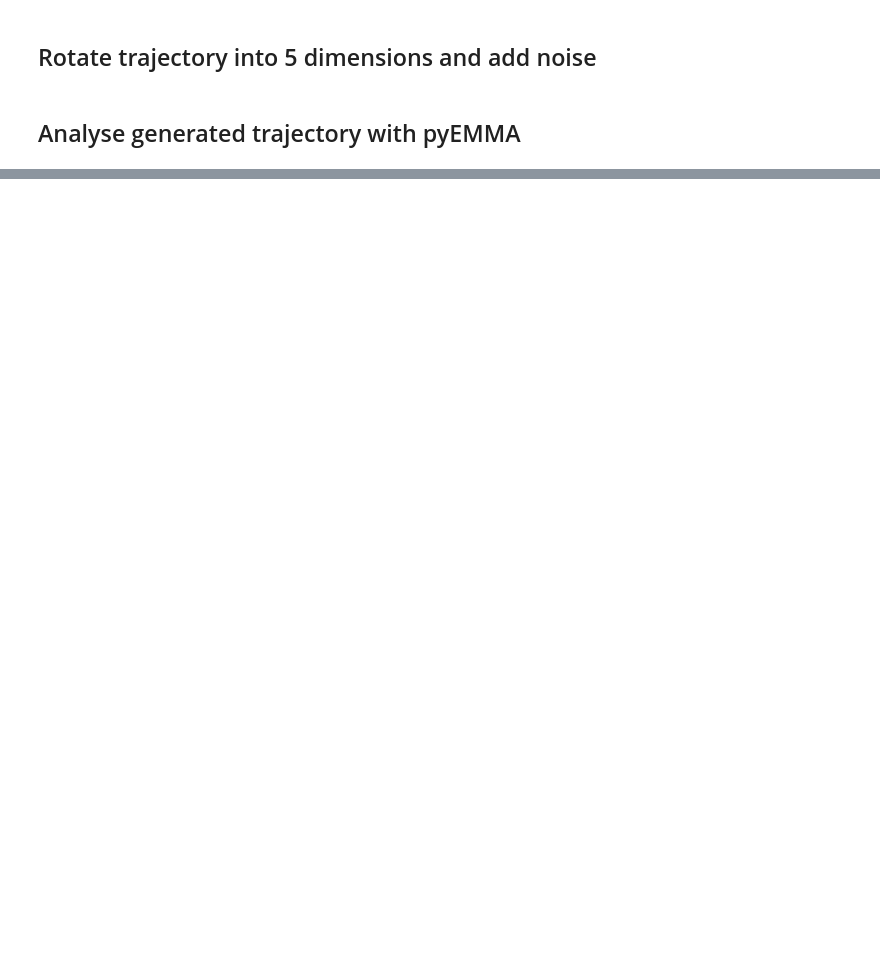
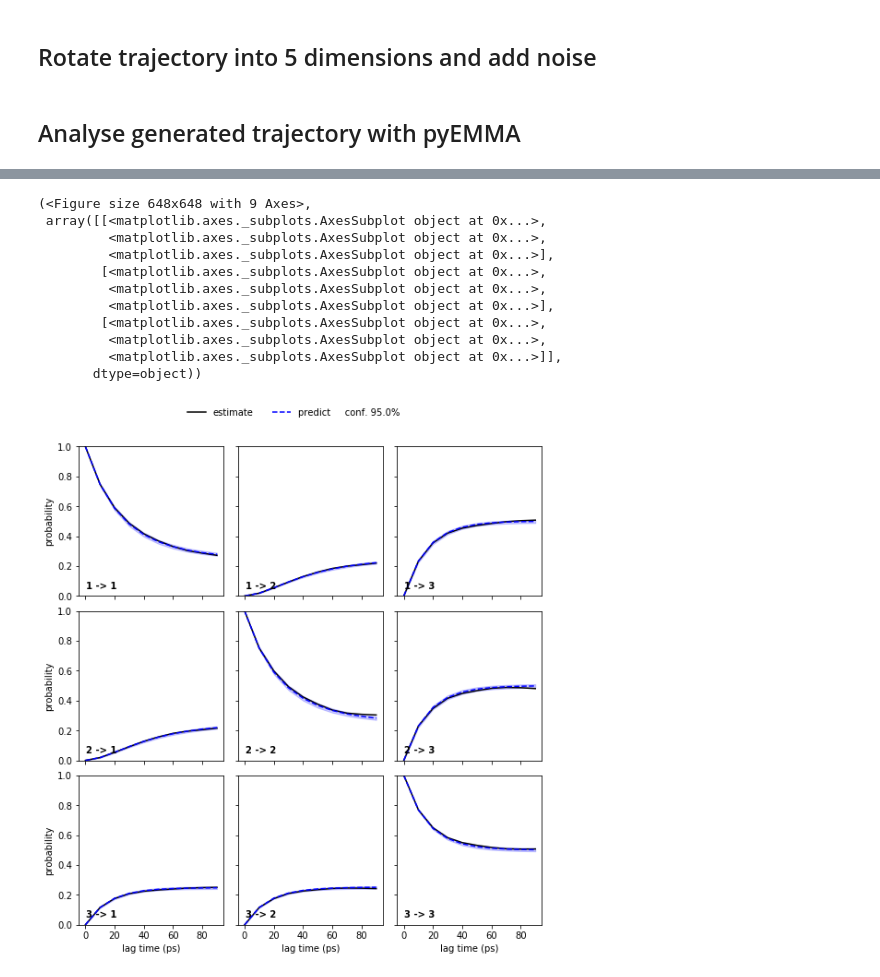
Before and after one commit to hkneiding/pyemma-workshop-project, a Jupyter notebook: code/transition-matrix.ipynb, the cells around one changed output, grey strips where cells are left out. Drawn from its saved outputs; the diff is of its cells as text; code cells hidden in the pictures; blank space fills up the shorter version.

```diff
--- a/code/transition-matrix.ipynb
+++ b/code/transition-matrix.ipynb
@@ -50,0 +166,18 @@ print(traj)
+# %%
+# generate msm
+bayesian_msm = pyemma.msm.bayesian_markov_model(cls_tica.dtrajs, lag=10, dt_traj='1 ps')
+# plot ck test
+pyemma.plots.plot_cktest(bayesian_msm.cktest(3), units='ps')
+# %% [output]
+(<Figure size 648x648 with 9 Axes>,
+ array([[<matplotlib.axes._subplots.AxesSubplot object at 0x...>,
+         <matplotlib.axes._subplots.AxesSubplot object at 0x...>,
+         <matplotlib.axes._subplots.AxesSubplot object at 0x...>],
+        [<matplotlib.axes._subplots.AxesSubplot object at 0x...>,
+         <matplotlib.axes._subplots.AxesSubplot object at 0x...>,
+         <matplotlib.axes._subplots.AxesSubplot object at 0x...>],
+        [<matplotlib.axes._subplots.AxesSubplot object at 0x...>,
+         <matplotlib.axes._subplots.AxesSubplot object at 0x...>,
+         <matplotlib.axes._subplots.AxesSubplot object at 0x...>]],
+       dtype=object))
+[figure, added]
```
Also changed, not shown: parts of 10 cells of this notebook.
